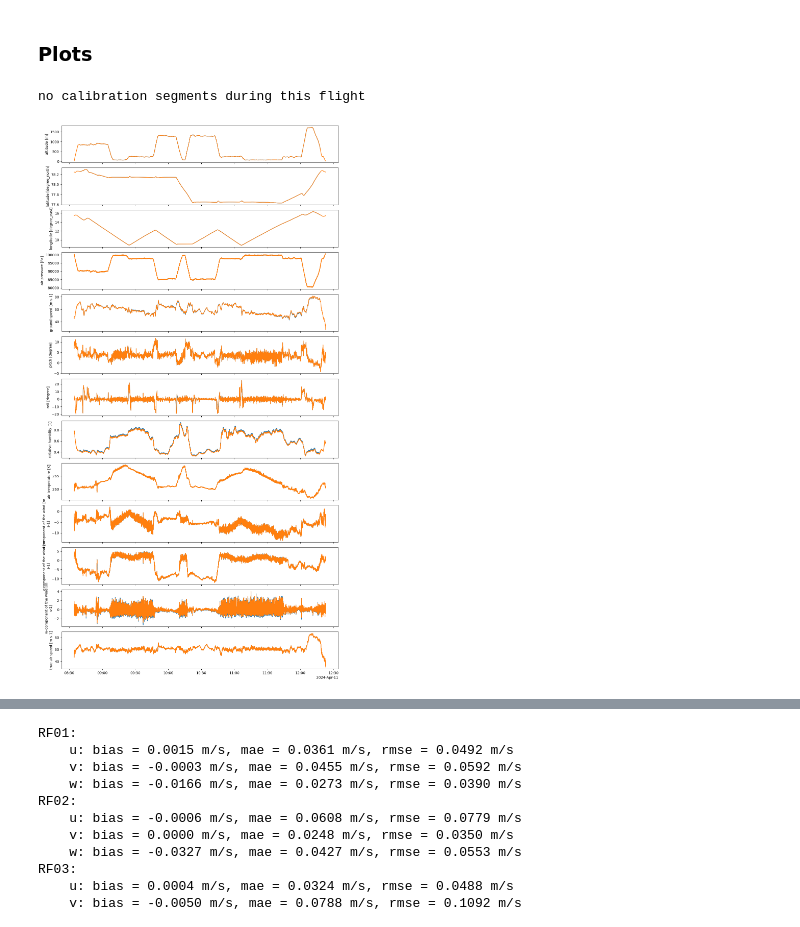
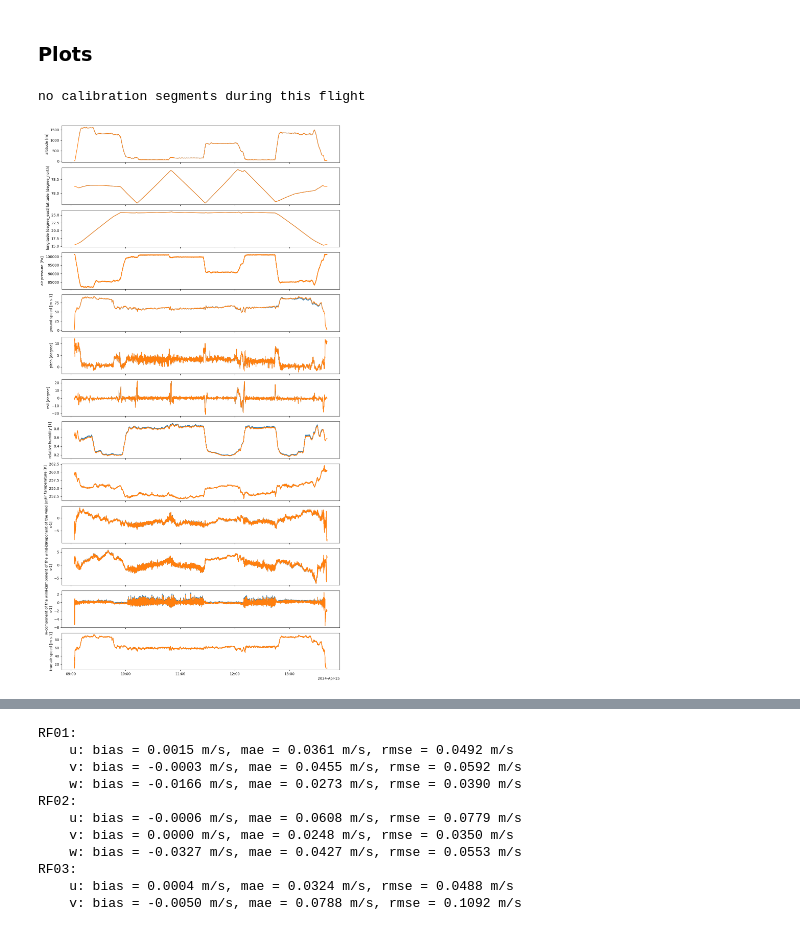
Before and after one commit to LauraKoehler/bacsam2_processing, a Jupyter notebook: notebooks/Quicklooks_bacsam2.ipynb, the cells around one changed output, grey strips where cells are left out. Drawn from its saved outputs; the diff is of its cells as text; code cells hidden in the pictures.

```diff
--- a/notebooks/Quicklooks_bacsam2.ipynb
+++ b/notebooks/Quicklooks_bacsam2.ipynb
@@ -190,7 +190,7 @@ def plot_wind_arrows_3d(lat, lon, u, v, w, alt, flight,
 # %%
 compare2joerg = True
 # %%
-flight = 3
+flight = 5
 config_fn = "/Users/lakoeh001/AWI/Programmierung/bacsam2_processing/config_bacsam2.yaml"
 config = import_dictionary(config_fn)
 
@@ -230,31 +230,31 @@ if compare2joerg:
     for v, ax in zip(list(proc.keys()), fig.get_axes()):
         if v == "rh":
             data2plot = ref[varnames_joerg[v]] /100
         elif v == "t_air":
             data2plot = ref[varnames_joerg[v]] + 273.15
         elif v == "p_air":
             data2plot = ref[varnames_joerg[v]] *100
         else:
             data2plot = ref[varnames_joerg[v]]
         data2plot.sel(time = slice(proc.time.min() + np.timedelta64(5,"m"),proc.time.max() - np.timedelta64(5,"m"))).plot(ax = ax)
 
 for v, ax in zip(list(proc.keys()), fig.get_axes()):
     proc[v].plot(ax = ax)
     ax.set_xlabel("")
 
 for ax in fig.get_axes():
     for key, val in cal_segs.items():
         start = val['start']
         stop = val['stop']
 
         # optional: different colors for "out" vs "ret"
         color = 'red' if 'out' in key else 'blue'
 
         ax.axvspan(start, stop, alpha=0.2, color=color)
 
 plt.tight_layout()
 
 #plt.savefig(f"{campaign_dir}/Prozessierung/plots/BACSAM2_noseboom_RF{flight:02}.png")
 # %% [output]
 no calibration segments during this flight
-[figure, old version]
+[figure, new version]
```
Also changed, not shown: parts of 4 cells of this notebook, 1 other file.
